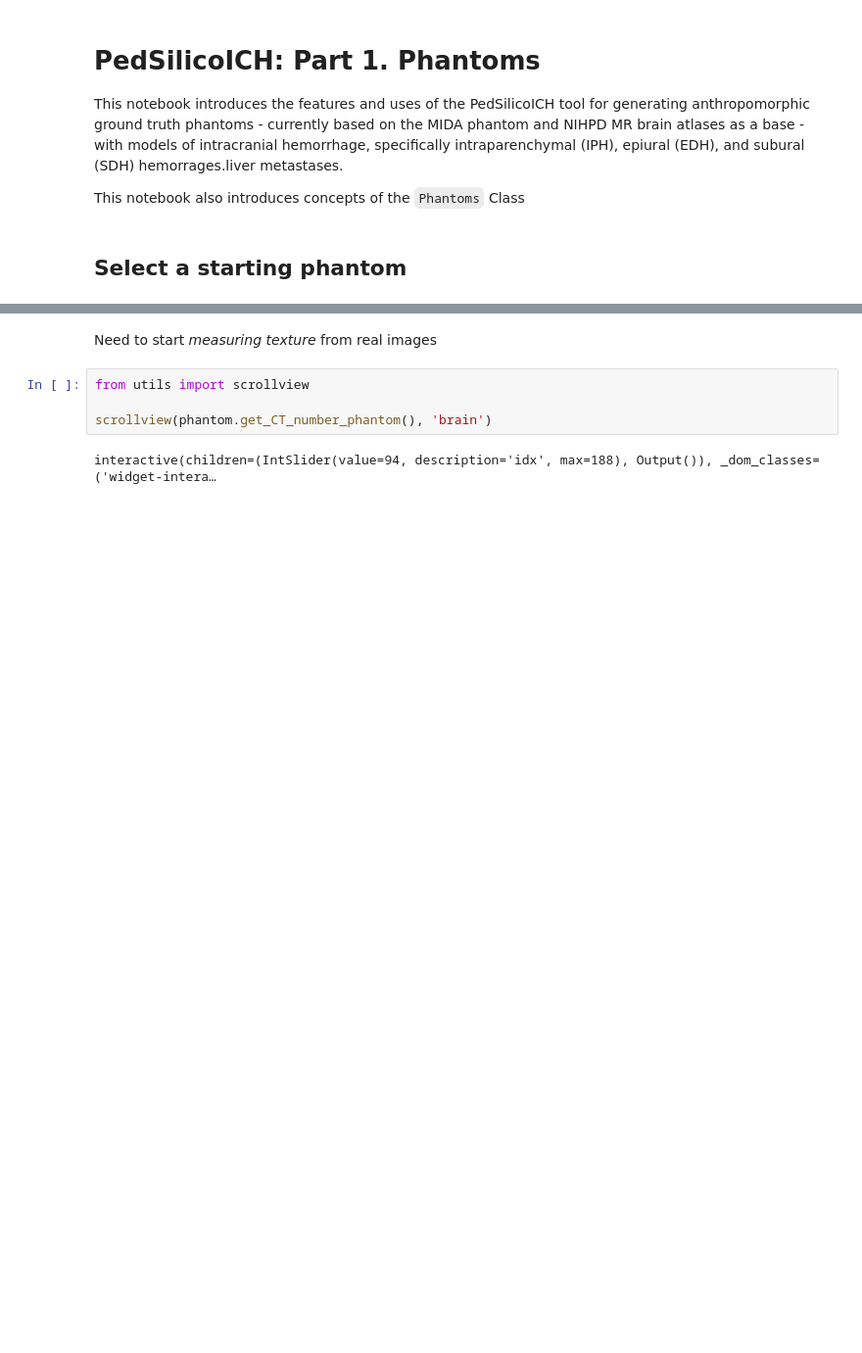
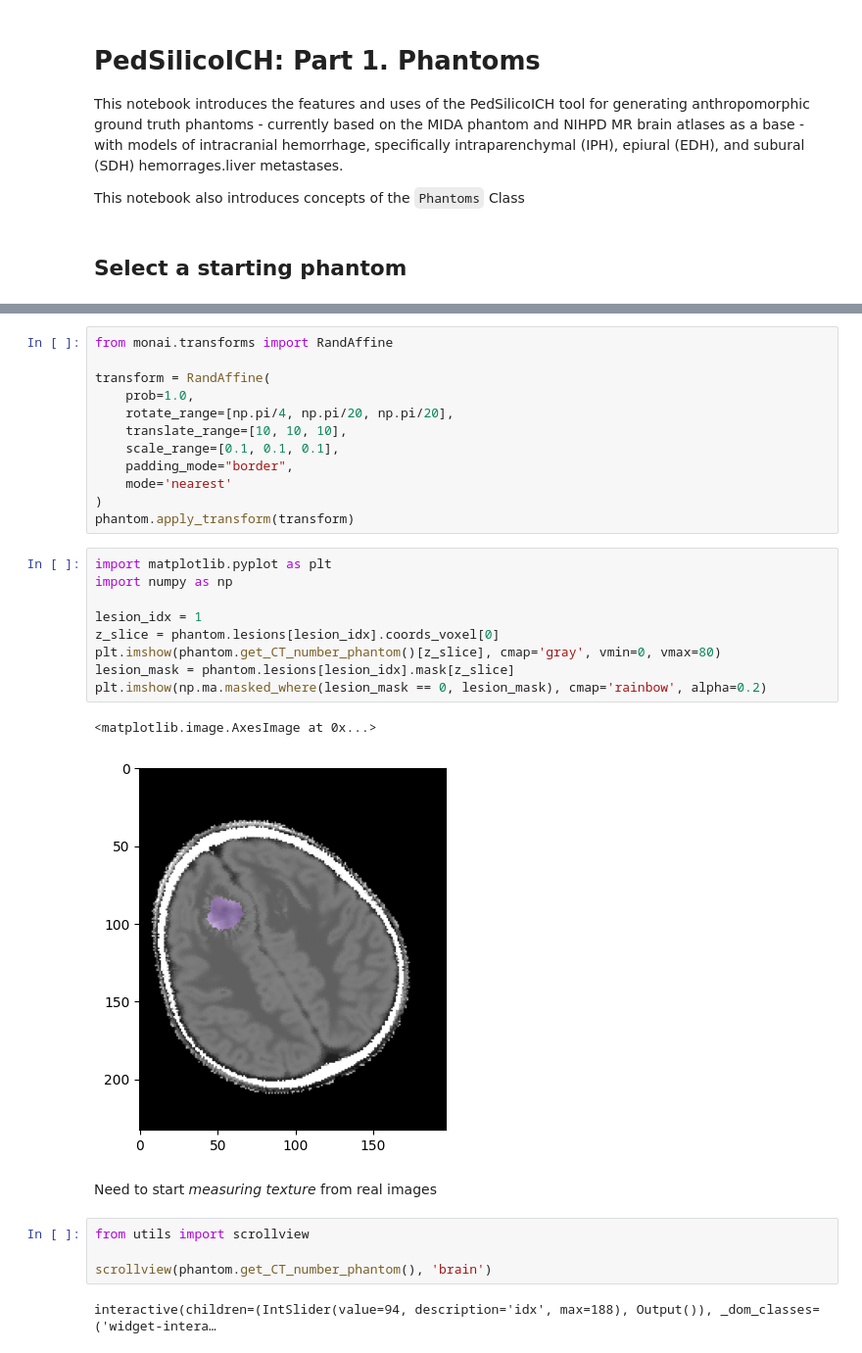
Before and after one commit to DIDSR/InSilicoICH, a Jupyter notebook: notebooks/01_phantoms.ipynb, the cells around one changed output, grey strips where cells are left out. Shown at 98% size. Cells and saved outputs as stored; diff of their text form; blank space fills up the shorter version.

```diff
--- a/notebooks/01_phantoms.ipynb
+++ b/notebooks/01_phantoms.ipynb
@@ -52,3 +61,27 @@ plt.imshow(phantom.get_CT_number_phantom()[idx], cmap='gray', vmin=0, vmax=80)
+# %%
+from monai.transforms import RandAffine
+
+transform = RandAffine(
+    prob=1.0,
+    rotate_range=[np.pi/4, np.pi/20, np.pi/20],
+    translate_range=[10, 10, 10],
+    scale_range=[0.1, 0.1, 0.1],
+    padding_mode="border",
+    mode='nearest'
+)
+phantom.apply_transform(transform)
+# %%
+import matplotlib.pyplot as plt
+import numpy as np
+
+lesion_idx = 1
+z_slice = phantom.lesions[lesion_idx].coords_voxel[0]
+plt.imshow(phantom.get_CT_number_phantom()[z_slice], cmap='gray', vmin=0, vmax=80)
+lesion_mask = phantom.lesions[lesion_idx].mask[z_slice]
+plt.imshow(np.ma.masked_where(lesion_mask == 0, lesion_mask), cmap='rainbow', alpha=0.2)
+# %% [output]
+<matplotlib.image.AxesImage at 0x...>
+[figure, added]
 # %% [markdown]
 Need to start *measuring texture* from real images
 # %%
```
Also changed, not shown: parts of 3 cells of this notebook, 1 other file.
